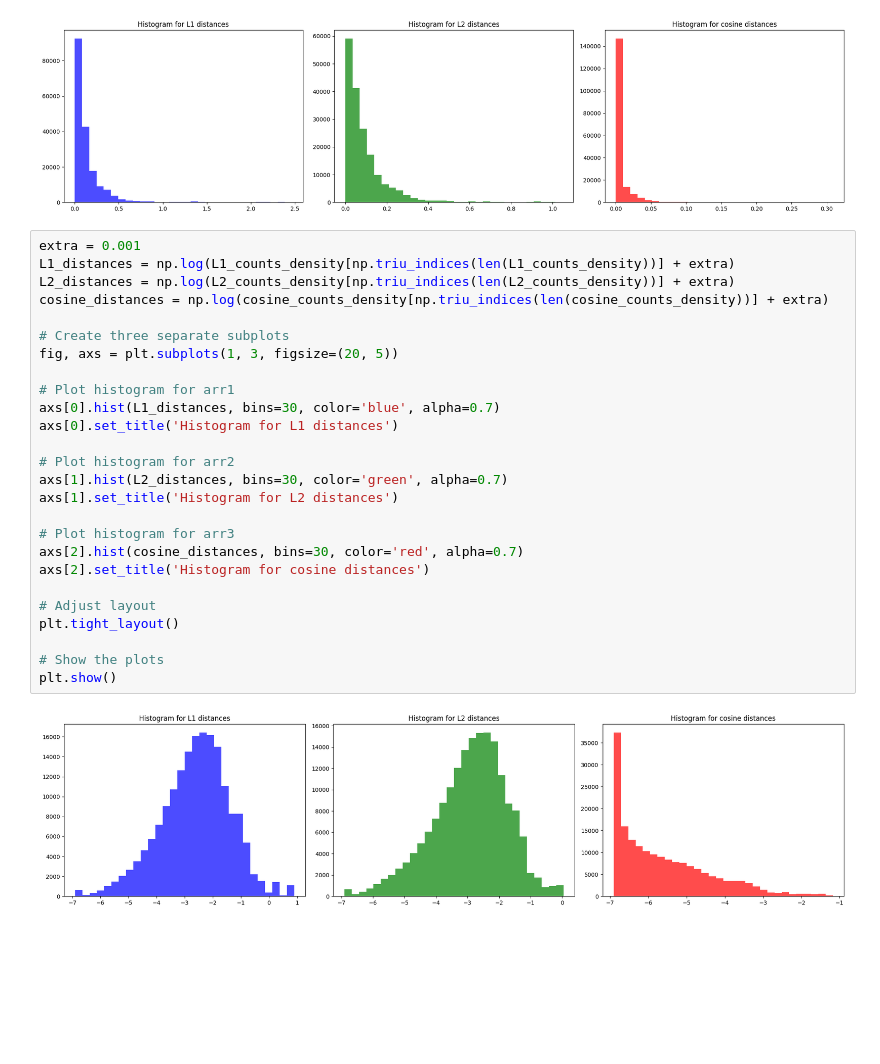
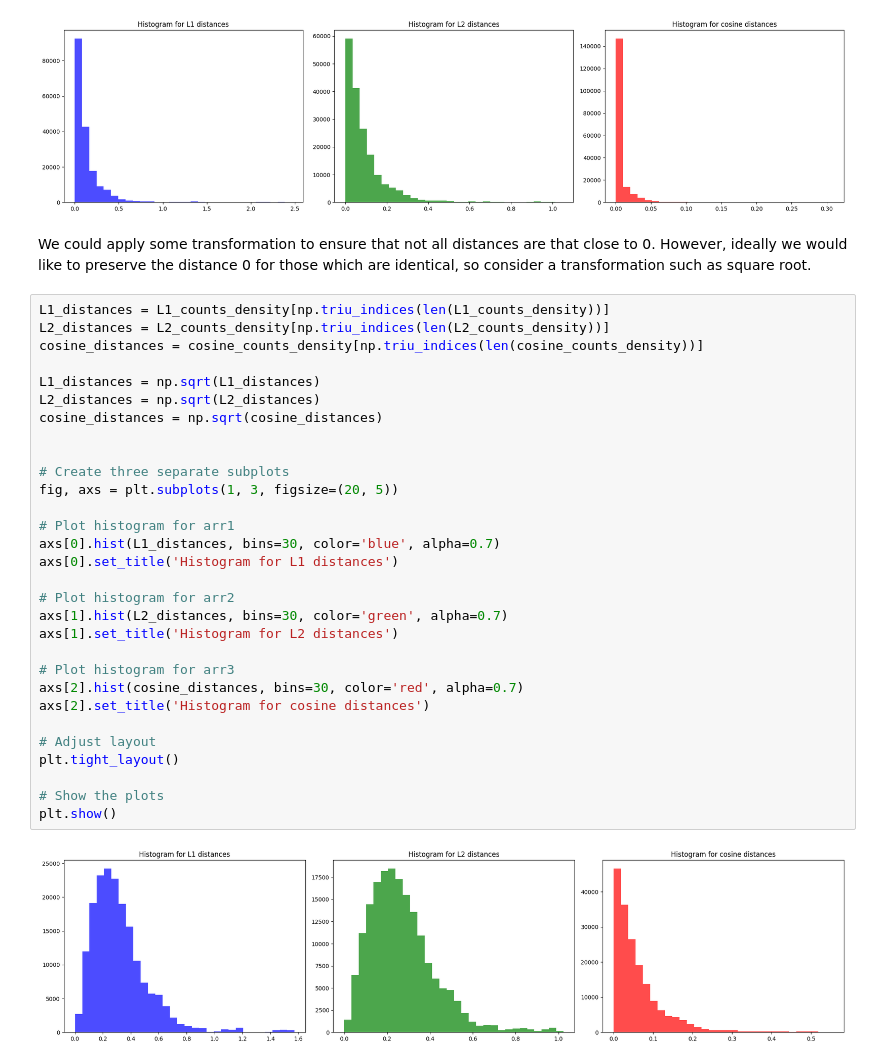
Before and after one commit to SDavenia/CL-GNN, a Jupyter notebook: exploration_ENZYMES.ipynb, the cells around one changed output. Saved outputs shown, nothing was run; the diff lists cells and outputs as text; blank space fills up the shorter version.

```diff
--- a/exploration_ENZYMES.ipynb
+++ b/exploration_ENZYMES.ipynb
@@ -246,31 +247,38 @@ plt.tight_layout()
 plt.show()
 # %% [output]
 [figure]
+# %% [markdown]
+We could apply some transformation to ensure that not all distances are that close to 0.
+However, ideally we would like to preserve the distance 0 for those which are identical, so consider a transformation such as square root.
 # %%
-extra = 0.001
-L1_distances = np.log(L1_counts_density[np.triu_indices(len(L1_counts_density))] + extra)
-L2_distances = np.log(L2_counts_density[np.triu_indices(len(L2_counts_density))] + extra)
-cosine_distances = np.log(cosine_counts_density[np.triu_indices(len(cosine_counts_density))] + extra)
+L1_distances = L1_counts_density[np.triu_indices(len(L1_counts_density))]
+L2_distances = L2_counts_density[np.triu_indices(len(L2_counts_density))]
+cosine_distances = cosine_counts_density[np.triu_indices(len(cosine_counts_density))]
+
+L1_distances = np.sqrt(L1_distances)
+L2_distances = np.sqrt(L2_distances)
+cosine_distances = np.sqrt(cosine_distances)
+
 
 # Create three separate subplots
 fig, axs = plt.subplots(1, 3, figsize=(20, 5))
 
 # Plot histogram for arr1
 axs[0].hist(L1_distances, bins=30, color='blue', alpha=0.7)
 axs[0].set_title('Histogram for L1 distances')
 
 # Plot histogram for arr2
 axs[1].hist(L2_distances, bins=30, color='green', alpha=0.7)
 axs[1].set_title('Histogram for L2 distances')
 
 # Plot histogram for arr3
 axs[2].hist(cosine_distances, bins=30, color='red', alpha=0.7)
 axs[2].set_title('Histogram for cosine distances')
 
 # Adjust layout
 plt.tight_layout()
 
 # Show the plots
 plt.show()
 # %% [output]
-[figure, old version]
+[figure, new version]
```
Also changed, not shown: parts of 3 cells of this notebook, 3 other files.
